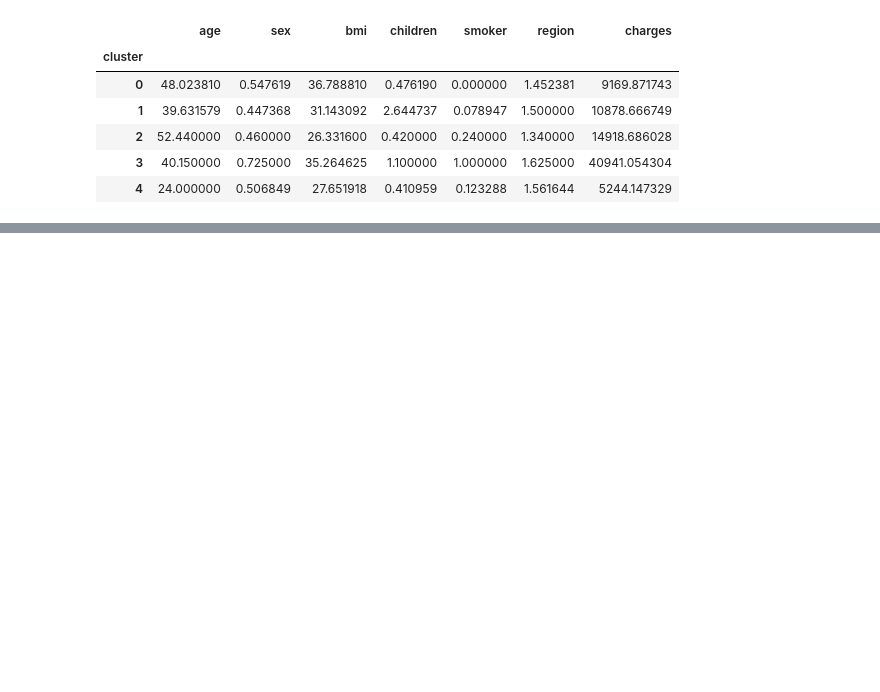
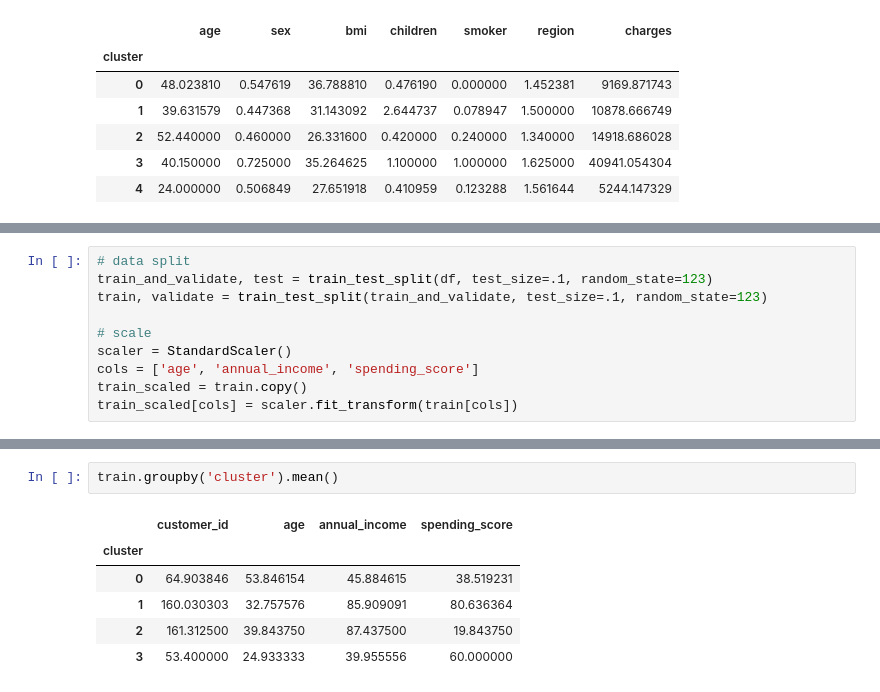
Before and after one commit to matt-c-knight/clustering-exercises, a Jupyter notebook: modeling.ipynb, the cells around one changed output, grey strips where cells are left out. Saved outputs shown, nothing was run; the diff lists cells and outputs as text; blank space fills up the shorter version.

```diff
--- a/modeling.ipynb
+++ b/modeling.ipynb
@@ -221,0 +261,10 @@ train.groupby('cluster').mean()
+# %%
+# data split
+train_and_validate, test = train_test_split(df, test_size=.1, random_state=123)
+train, validate = train_test_split(train_and_validate, test_size=.1, random_state=123)
+
+# scale
+scaler = StandardScaler()
+cols = ['age', 'annual_income', 'spending_score']
+train_scaled = train.copy()
+train_scaled[cols] = scaler.fit_transform(train[cols])
@@ -221,0 +291,9 @@ train.groupby('cluster').mean()
+# %%
+train.groupby('cluster').mean()
+# %% [output]
+|  | customer_id | age | annual_income | spending_score |
+| cluster |  |  |  |  |
+| 0 | 64.903846 | 53.846154 | 45.884615 | 38.519231 |
+| 1 | 160.030303 | 32.757576 | 85.909091 | 80.636364 |
+| 2 | 161.312500 | 39.843750 | 87.437500 | 19.843750 |
+| 3 | 53.400000 | 24.933333 | 39.955556 | 60.000000 |
```
Also changed, not shown: parts of 13 cells of this notebook.
